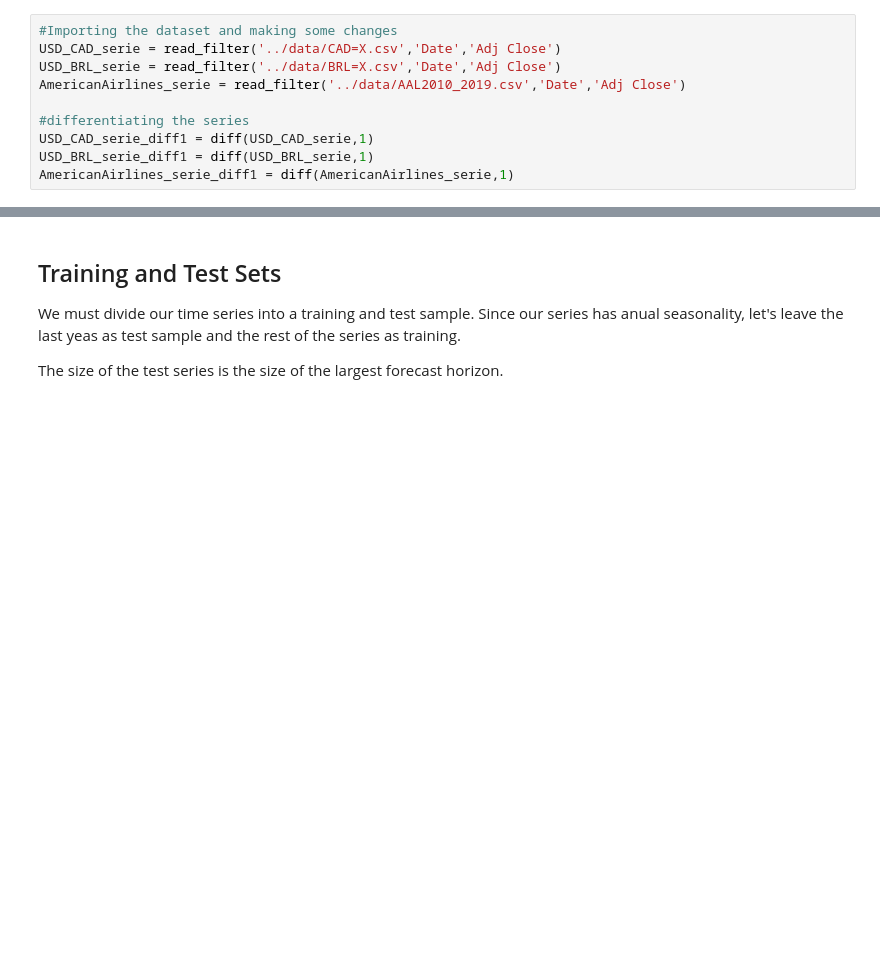
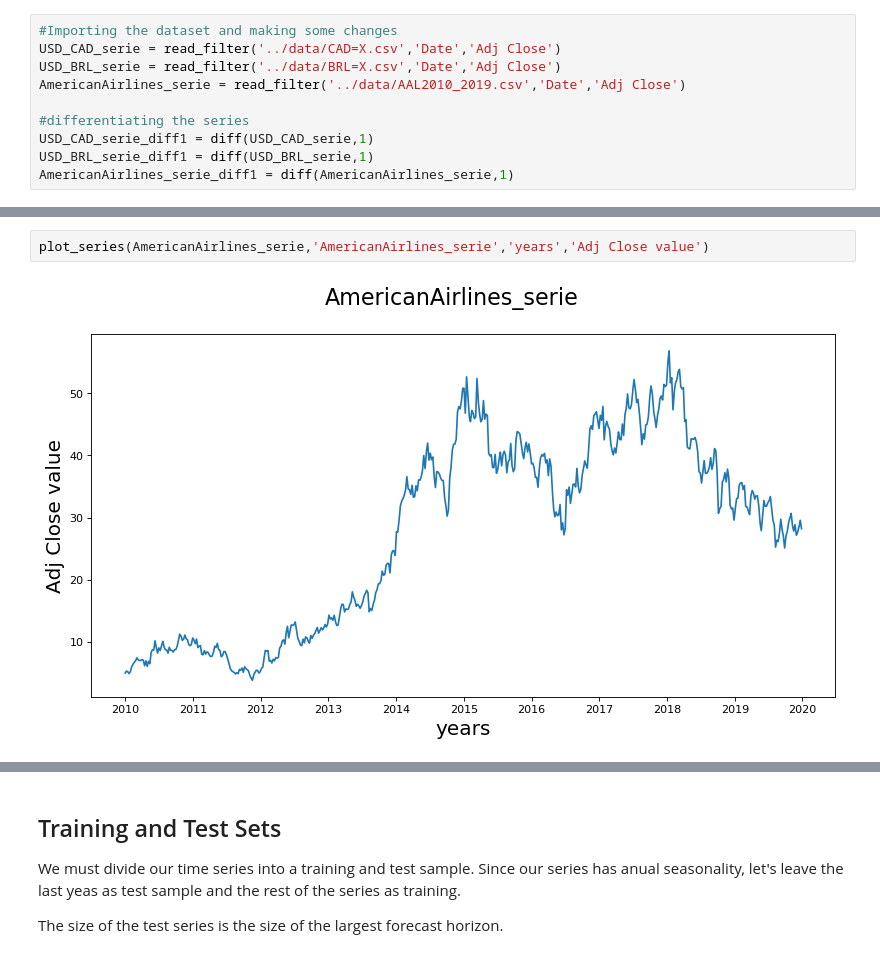
Before and after one commit to MathNog/COMP432-Project, a Jupyter notebook: code/Recurrence.ipynb, the cells around one changed output, grey strips where cells are left out. Saved outputs shown, nothing was run; the diff lists cells and outputs as text; blank space fills up the shorter version.

```diff
--- a/code/Recurrence.ipynb
+++ b/code/Recurrence.ipynb
@@ -85,0 +101,4 @@ AmericanAirlines_serie_diff1 = diff(AmericanAirlines_serie,1)
+# %%
+plot_series(AmericanAirlines_serie,'AmericanAirlines_serie','years','Adj Close value')
+# %% [output]
+[figure, added]
```
Also changed, not shown: parts of 23 cells of this notebook, 1 other file.
